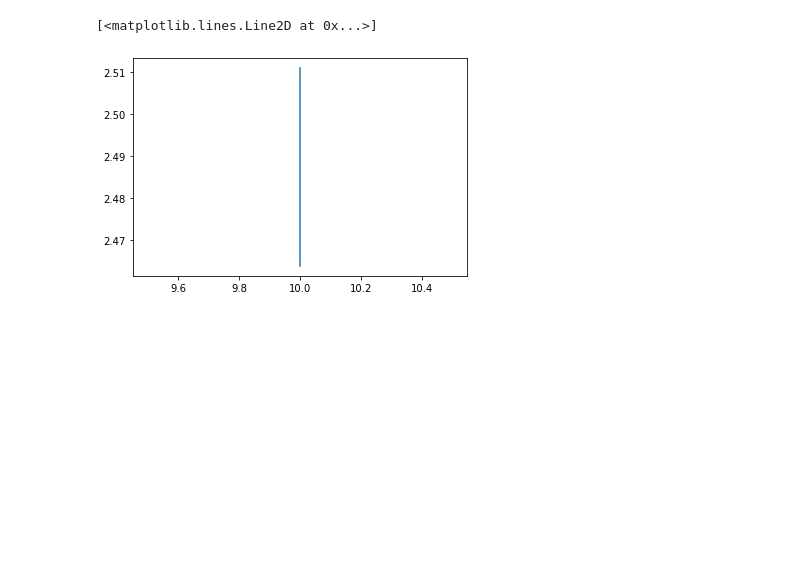
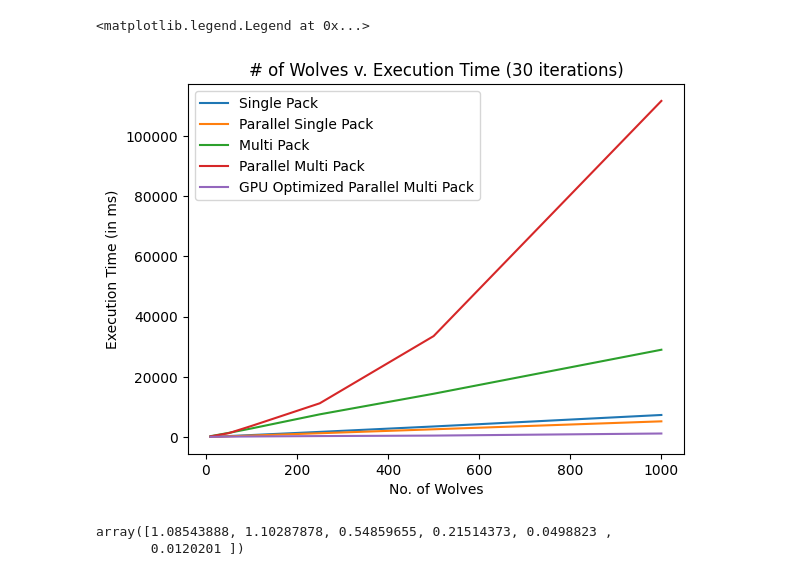
Before and after one commit to lemontree404/Parallel-GWO, a Jupyter notebook: Plots.ipynb, the cells around one changed output. Cells and saved outputs as stored; diff of their text form; code cells hidden in the pictures; blank space fills up the shorter version.

```diff
--- a/Plots.ipynb
+++ b/Plots.ipynb
@@ -139,5 +26,0 @@ plt.plot(psp[psp["No. Iterations"] == randiter]["Wolves"], psp[psp["No. Iteratio
-# %%
-plt.plot(pmp[pmp["No. Iterations"] == randiter]["Wolves per pack"], pmp[pmp["No. Iterations"] == randiter]["Speed up"])
-# %% [output]
-[<matplotlib.lines.Line2D at 0x...>]
-[figure, removed]
@@ -145,0 +27,47 @@ psp["Efficiency"] = (psp["Speed up"]/8)*100
+# %%
+sp = pd.read_csv("sp.csv", header=None)
+psp = pd.read_csv("psp.csv", header=None)
+mp = pd.read_csv("mp.csv", header=None)
+pmp = pd.read_csv("pmp.csv", header=None)
+pmp_cuda = pd.read_csv("pmp_cuda.csv", header=None)
+# %%
+sp.columns = ["No. Packs","Wolves","No. Iterations", "Program Start time", "Thread initialization time","End time"]
+psp.columns = ["No. Packs","Wolves","No. Iterations", "Program Start time", "Thread initialization time","End time"]
+mp.columns = ["No. Packs","Wolves","No. Iterations", "Program Start time", "Thread initialization time","End time"]
+pmp.columns = ["No. Packs","Wolves","No. Iterations", "Program Start time", "Thread initialization time","End time"]
+pmp_cuda.columns = ["No. Packs","Wolves","No. Iterations","Program Exec Time","Parallel Exec Time"]
+# %%
+sp["Program Exec Time"] = (sp["End time"] - sp["Program Start time"]) * 1000
+psp["Program Exec Time"] = (psp["End time"] - psp["Program Start time"]) * 1000
+psp["Parallel Exec Time"] = (psp["End time"] -  psp["Thread initialization time"]) * 1000
+
+mp["Program Exec Time"] = (mp["End time"] - mp["Program Start time"]) * 1000
+pmp["Program Exec Time"] = (pmp["End time"] - pmp["Program Start time"]) * 1000
+pmp["Parallel Exec Time"] = (pmp["End time"] - pmp["Thread initialization time"]) * 1000
+# %%
+sp_exec_times = []
+psp_exec_times = []
+mp_exec_times = []
+pmp_exec_times = []
+pmp_cuda_exec_times = []
+num_wolves = [10,50,100,250,500,1000]
+for wolves in num_wolves:
+
+    sp_exec_times += [sp.groupby(["No. Packs","Wolves"]).get_group((1,wolves))["Program Exec Time"].mean()]
+    psp_exec_times += [psp.groupby(["No. Packs","Wolves"]).get_group((1,wolves))["Program Exec Time"].mean()]
+    mp_exec_times += [mp.groupby(["No. Packs","Wolves"]).get_group((4,wolves))["Program Exec Time"].mean()]
+    pmp_exec_times += [pmp.groupby(["No. Packs","Wolves"]).get_group((4,wolves))["Program Exec Time"].mean()]
+    pmp_cuda_exec_times += [pmp_cuda.groupby(["No. Packs","Wolves"]).get_group((4,wolves))["Program Exec Time"].mean()]
+fig,ax = plt.subplots()
+ax.plot(num_wolves,sp_exec_times)
+ax.plot(num_wolves,psp_exec_times)
+ax.plot(num_wolves,mp_exec_times)
+ax.plot(num_wolves,pmp_exec_times)
+ax.plot(num_wolves,pmp_cuda_exec_times)
+ax.set_xlabel("No. of Wolves")
+ax.set_ylabel("Execution Time (in ms)")
+ax.set_title("# of Wolves v. Execution Time (30 iterations)")
+plt.legend(["Single Pack","Parallel Single Pack","Multi Pack","Parallel Multi Pack","GPU Optimized Parallel Multi Pack"])
+# %% [output]
+<matplotlib.legend.Legend at 0x...>
+[figure, added]
@@ -145,0 +87,7 @@ psp["Efficiency"] = (psp["Speed up"]/8)*100
+# %%
+f = 1/((1-f) + f/(mp_exec_times/pmp_exec_times))
+f_ = 1/((1-f) + f/(mp_exec_times/pmp_cuda_exec_times))
+f
+# %% [output]
+array([1.08543888, 1.10287878, 0.54859655, 0.21514373, 0.0498823 ,
+       0.0120201 ])
```
Also changed, not shown: parts of 34 cells of this notebook, 10 other files.
